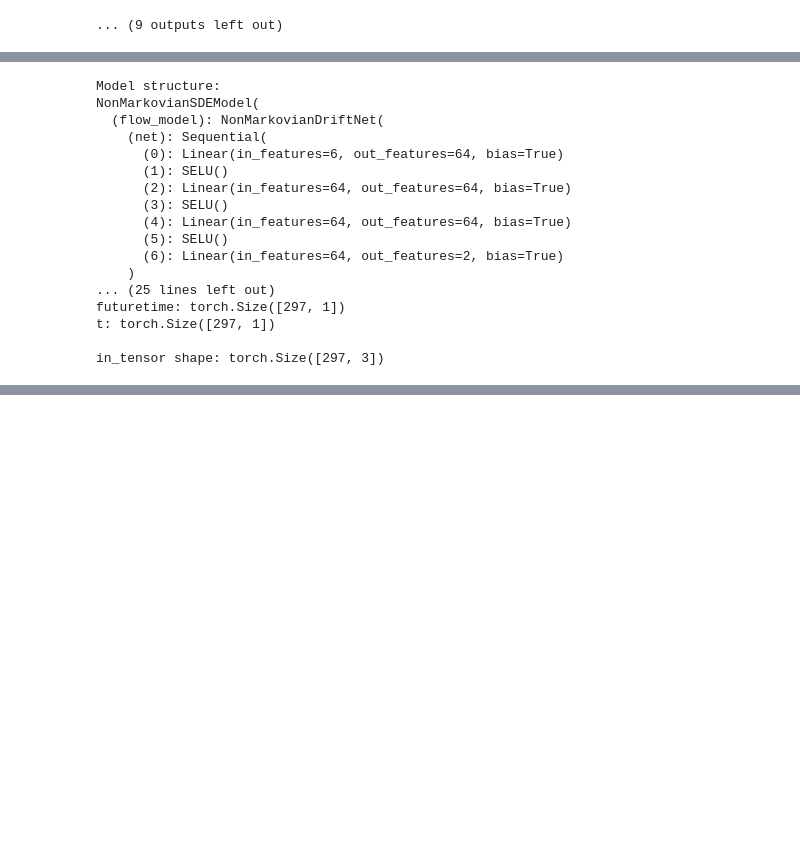
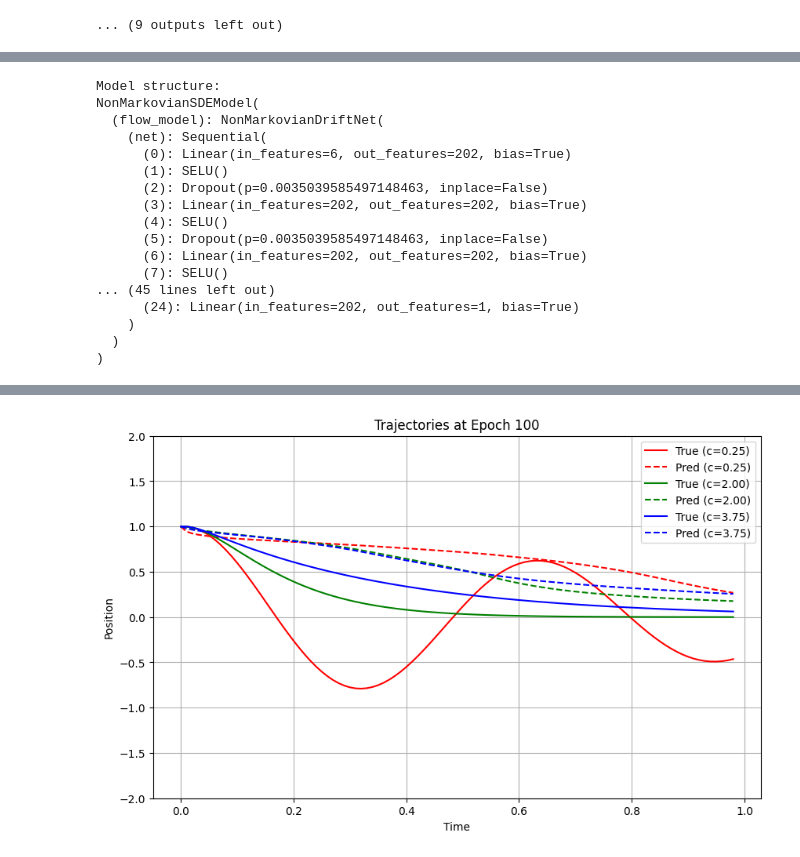
Before and after one commit to skulshreshtha/TrajectoryFlowMatching, a Jupyter notebook: notebook/3Oscillation.ipynb, the cells around one changed output, grey strips where cells are left out. Drawn from its saved outputs; the diff is of its cells as text; code cells hidden in the pictures; blank space fills up the shorter version.

Commit message:
refactor model and notebook

```diff
--- a/notebook/3Oscillation.ipynb
+++ b/notebook/3Oscillation.ipynb
@@ -662,7 +666,7 @@ def train_model(model, noise_prediction, train_loader, val_loader=None, num_epoc
 
             # with noise prediction
             if noise_prediction:
-                xt = model.model.flow_model.forward_train(in_tensor)
+                xt = model.flow_model.forward_train(in_tensor)
 
                 if model.implementation == "SDE":
                     sde_noise = model.noise_model.forward_train(in_tensor)
@@ -1468,52 +1661,28 @@ def train_model(model, noise_prediction, train_loader, val_loader=None, num_epoc
         for batch_idx, batch in enumerate(train_loader):
             x0, x0_class, x1, x0_time, x1_time = [b.to(device) for b in batch]
 
-            # Print shapes for debugging
-            if batch_idx == 0 and epoch == 0:
-                print("\nBatch shapes:")
-                print(f"x0: {x0.shape}")
-                print(f"x0_class: {x0_class.shape}")
-                print(f"x1: {x1.shape}")
-                print(f"x0_time: {x0_time.shape}")
-                print(f"x1_time: {x1_time.shape}")
-
             x, ut, t_model, futuretime, t = model.__x_processing__(x0, x1, x0_time, x1_time)
 
-            if batch_idx == 0 and epoch == 0:
-                print("\nProcessed shapes:")
-                print(f"x: {x.shape}")
-                print(f"ut: {ut.shape}")
-                print(f"t_model: {t_model.shape}")
-                print(f"futuretime: {futuretime.shape}")
-                print(f"t: {t.shape}")
-
+            # Concatenate state, condition, and time
             in_tensor = torch.cat([x, x0_class, t_model], dim=-1)
 
-            if batch_idx == 0 and epoch == 0:
-                print(f"\nin_tensor shape: {in_tensor.shape}")
-
             if noise_prediction:
-                # Forward pass through flow model
                 xt = model.flow_model.forward_train(in_tensor)
 
                 if model.implementation == "SDE":
-                    # Get noise prediction
                     sde_noise = model.noise_model.forward_train(in_tensor)
                     variance = torch.sqrt(t * (1 - t)) * sde_noise
                     noise = torch.randn_like(xt[:, :model.dim]) * variance
 
-                    # Compute losses
                     loss = F.mse_loss(xt[:, :model.dim] + noise.clone().detach(), x1) + \
                            F.mse_loss(xt[:, -1], futuretime)
                     uncertainty = (xt[:, :model.dim].clone().detach() + noise)
                     noise_loss = F.mse_loss(uncertainty, x1)
 
-                    # Update flow model
                     flow_optimizer.zero_grad()
                     loss.backward()
                     flow_optimizer.step()
 
-                    # Update noise model
                     noise_optimizer.zero_grad()
                     noise_loss.backward()
                     noise_optimizer.step()
@@ -1548,7 +1717,6 @@ def train_model(model, noise_prediction, train_loader, val_loader=None, num_epoc
 
                 train_loss += loss.item()
 
-        # Validation and visualization
         if (epoch + 1) % 100 == 0:
             print(f"Epoch {epoch+1}/{num_epochs}, Loss: {train_loss/len(train_loader)}")
             if val_loader:
@@ -1638,46 +1806,54 @@ train_loader = data_loader.get_train_loader()
 val_loader = data_loader.get_val_loader()
 test_loader = data_loader.get_test_loader()
 
-# Initialize model
+# Extract the best hyperparameters from the study
+best_params = study.best_params
+
+# Initialize the model with the best hyperparameters
 model = NonMarkovianSDEModel(
     treatment_cond=1,  # damping coefficient
-    memory=3,         # Use memory of past states
-    dim=1,           # position
-    w=64,            # hidden dimension
-    lr=1e-6,         # learning rate
-    sigma=0.01,      # noise scale
+    memory=3,          # Use memory of past states
+    dim=1,             # position
+    w=best_params['w'],  # hidden dimension
+    lr=best_params['lr'],  # learning rate
+    sigma=best_params['sigma'],  # noise scale
     implementation="SDE",
-    sde_noise=0.01   # SDE noise scale
-)
+    sde_noise=best_params['sde_noise'],  # SDE noise scale
+    weight_decay=best_params['weight_decay'],  # weight decay
+    num_layers=best_params['num_layers'],  # number of layers
+    activation_fn=torch.nn.__dict__[best_params['activation']](),  # activation function
+    dropout_rate=best_params['dropout_rate'],  # dropout rate
+    loss_fn=F.mse_loss  # loss function
+).to(device)
 
 # Print model structure
 print("\nModel structure:")
 print(model)
 
-# Train model
+# Train the model with the best hyperparameters
 train_model(
     model=model,
     noise_prediction=True,
     train_loader=train_loader,
     val_loader=val_loader,
     num_epochs=1000,
-    device='cuda' if torch.cuda.is_available() else 'cpu'
+    device=device
 )
 # %% [output]
 Model structure:
 NonMarkovianSDEModel(
   (flow_model): NonMarkovianDriftNet(
     (net): Sequential(
-      (0): Linear(in_features=6, out_features=64, bias=True)
+      (0): Linear(in_features=6, out_features=202, bias=True)
       (1): SELU()
-      (2): Linear(in_features=64, out_features=64, bias=True)
-      (3): SELU()
-      (4): Linear(in_features=64, out_features=64, bias=True)
-      (5): SELU()
-      (6): Linear(in_features=64, out_features=2, bias=True)
+      (2): Dropout(p=0.0035039585497148463, inplace=False)
+      (3): Linear(in_features=202, out_features=202, bias=True)
+      (4): SELU()
+      (5): Dropout(p=0.0035039585497148463, inplace=False)
+      (6): Linear(in_features=202, out_features=202, bias=True)
+      (7): SELU()
+... (45 lines left out)
+      (24): Linear(in_features=202, out_features=1, bias=True)
     )
-... (25 lines left out)
-futuretime: torch.Size([297, 1])
-t: torch.Size([297, 1])
-
-in_tensor shape: torch.Size([297, 3])
+  )
+)
@@ -1684,0 +1861 @@ RuntimeError: mat1 and mat2 shapes cannot be multiplied (297x3 and 6x64)
+[figure, added]
```
Also changed, not shown: parts of 10 cells of this notebook, 2 other files.
